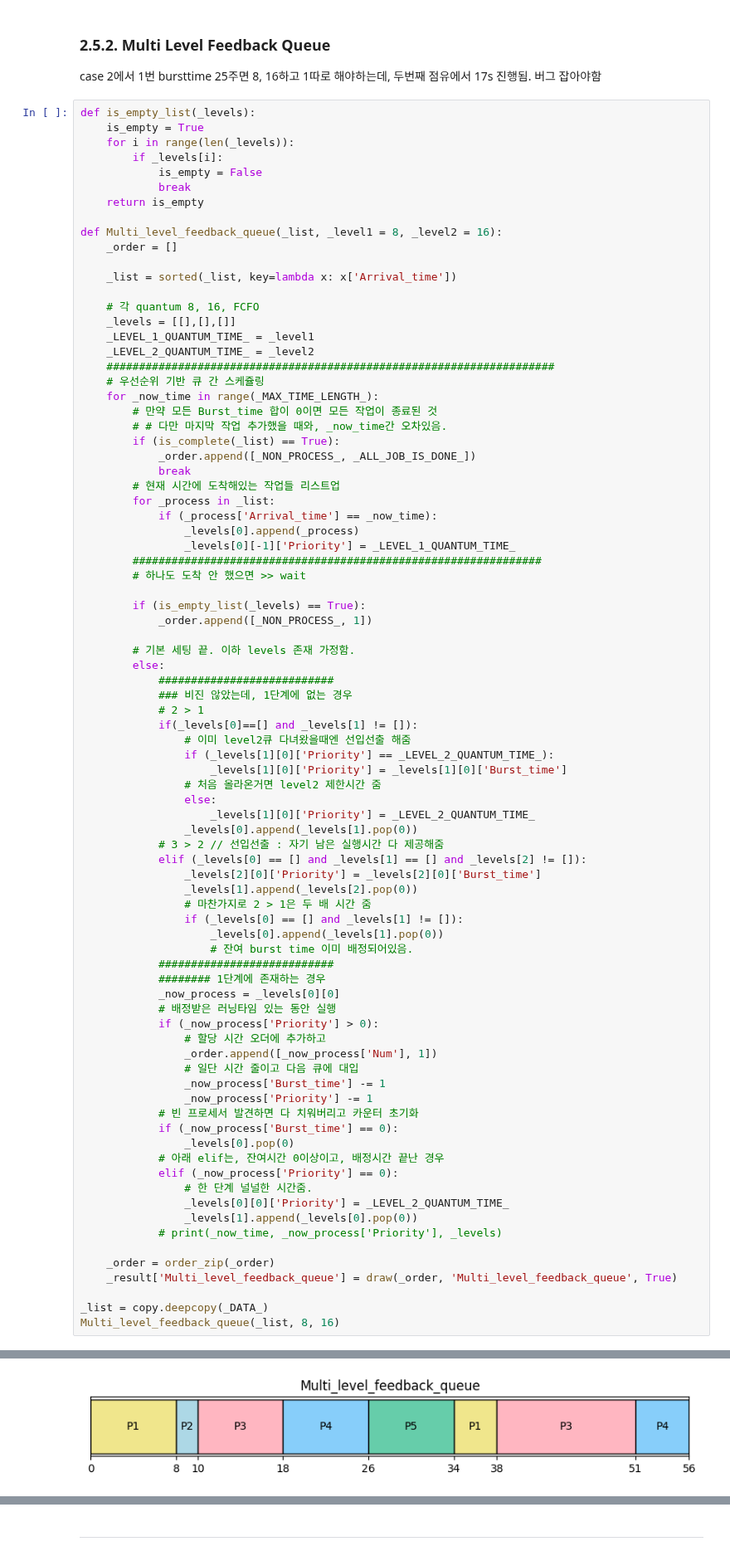
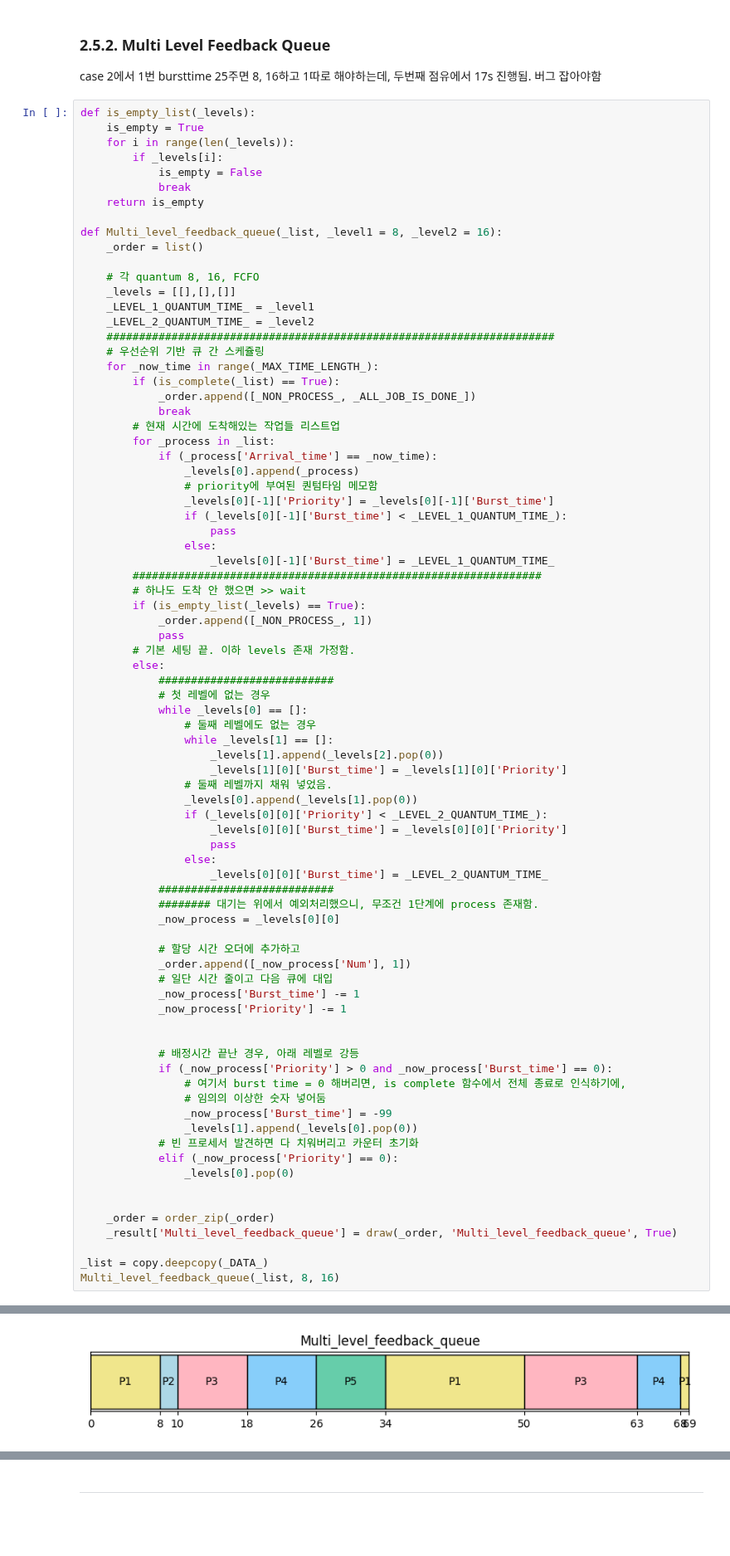
Before and after one commit to jiho264/2023os, a Jupyter notebook: homework01/homework01_rebilud.ipynb, the cells around one changed output, grey strips where cells are left out. Shown at 83% size. Drawn from its saved outputs; the diff is of its cells as text; blank space fills up the shorter version.

```diff
--- a/homework01/homework01_rebilud.ipynb
+++ b/homework01/homework01_rebilud.ipynb
@@ -838,9 +838,7 @@ def is_empty_list(_levels):
     return is_empty
 
 def Multi_level_feedback_queue(_list, _level1 = 8, _level2 = 16):
-    _order = []
-
-    _list = sorted(_list, key=lambda x: x['Arrival_time'])
+    _order = list()
 
     # 각 quantum 8, 16, FCFO
     _levels = [[],[],[]]
@@ -849,8 +847,6 @@ def Multi_level_feedback_queue(_list, _level1 = 8, _level2 = 16):
     #####################################################################
     # 우선순위 기반 큐 간 스케쥴링
     for _now_time in range(_MAX_TIME_LENGTH_):
-        # 만약 모든 Burst_time 합이 0이면 모든 작업이 종료된 것
-        # # 다만 마지막 작업 추가했을 때와, _now_time간 오차있음.
         if (is_complete(_list) == True):
             _order.append([_NON_PROCESS_, _ALL_JOB_IS_DONE_])
             break
@@ -858,53 +854,54 @@ def Multi_level_feedback_queue(_list, _level1 = 8, _level2 = 16):
         for _process in _list:
             if (_process['Arrival_time'] == _now_time):
                 _levels[0].append(_process)
-                _levels[0][-1]['Priority'] = _LEVEL_1_QUANTUM_TIME_
+                # priority에 부여된 퀀텀타임 메모함
+                _levels[0][-1]['Priority'] = _levels[0][-1]['Burst_time']
+                if (_levels[0][-1]['Burst_time'] < _LEVEL_1_QUANTUM_TIME_):
+                    pass
+                else:
+                    _levels[0][-1]['Burst_time'] = _LEVEL_1_QUANTUM_TIME_
         ###############################################################
         # 하나도 도착 안 했으면 >> wait
-
         if (is_empty_list(_levels) == True):
             _order.append([_NON_PROCESS_, 1])
-
+            pass
         # 기본 세팅 끝. 이하 levels 존재 가정함.
         else:
             ###########################
-            ### 비진 않았는데, 1단계에 없는 경우
-            # 2 > 1
-            if(_levels[0]==[] and _levels[1] != []):
-                # 이미 level2큐 다녀왔을때엔 선입선출 해줌
-                if (_levels[1][0]['Priority'] == _LEVEL_2_QUANTUM_TIME_):
-                    _levels[1][0]['Priority'] = _levels[1][0]['Burst_time']
-                # 처음 올라온거면 level2 제한시간 줌
+            # 첫 레벨에 없는 경우
+            while _levels[0] == []:
+                # 둘째 레벨에도 없는 경우
+                while _levels[1] == []:
+                    _levels[1].append(_levels[2].pop(0))
+                    _levels[1][0]['Burst_time'] = _levels[1][0]['Priority']
+                # 둘째 레벨까지 채워 넣었음.
+                _levels[0].append(_levels[1].pop(0))
+                if (_levels[0][0]['Priority'] < _LEVEL_2_QUANTUM_TIME_):
+                    _levels[0][0]['Burst_time'] = _levels[0][0]['Priority']
+                    pass
                 else:
-                    _levels[1][0]['Priority'] = _LEVEL_2_QUANTUM_TIME_
-                _levels[0].append(_levels[1].pop(0))
-            # 3 > 2 // 선입선출 : 자기 남은 실행시간 다 제공해줌
-            elif (_levels[0] == [] and _levels[1] == [] and _levels[2] != []):
-                _levels[2][0]['Priority'] = _levels[2][0]['Burst_time']
-                _levels[1].append(_levels[2].pop(0))
-                # 마찬가지로 2 > 1은 두 배 시간 줌
-                if (_levels[0] == [] and _levels[1] != []):
-                    _levels[0].append(_levels[1].pop(0))
-                    # 잔여 burst time 이미 배정되어있음.
+                    _levels[0][0]['Burst_time'] = _LEVEL_2_QUANTUM_TIME_
             ###########################
-            ######## 1단계에 존재하는 경우
+            ######## 대기는 위에서 예외처리했으니, 무조건 1단계에 process 존재함.
             _now_process = _levels[0][0]
-            # 배정받은 러닝타임 있는 동안 실행
-            if (_now_process['Priority'] > 0):
-                # 할당 시간 오더에 추가하고
-                _order.append([_now_process['Num'], 1])
-                # 일단 시간 줄이고 다음 큐에 대입
-                _now_process['Burst_time'] -= 1
-                _now_process['Priority'] -= 1
+
+            # 할당 시간 오더에 추가하고
+            _order.append([_now_process['Num'], 1])
+            # 일단 시간 줄이고 다음 큐에 대입
+            _now_process['Burst_time'] -= 1
+            _now_process['Priority'] -= 1
+
+
+            # 배정시간 끝난 경우, 아래 레벨로 강등
+            if (_now_process['Priority'] > 0 and _now_process['Burst_time'] == 0):
+                # 여기서 burst time = 0 해버리면, is complete 함수에서 전체 종료로 인식하기에,
+                # 임의의 이상한 숫자 넣어둠
+                _now_process['Burst_time'] = -99
+                _levels[1].append(_levels[0].pop(0))
             # 빈 프로세서 발견하면 다 치워버리고 카운터 초기화
-            if (_now_process['Burst_time'] == 0):
+            elif (_now_process['Priority'] == 0):
                 _levels[0].pop(0)
-            # 아래 elif는, 잔여시간 0이상이고, 배정시간 끝난 경우
-            elif (_now_process['Priority'] == 0):
-                # 한 단계 널널한 시간줌.
-                _levels[0][0]['Priority'] = _LEVEL_2_QUANTUM_TIME_
-                _levels[1].append(_levels[0].pop(0))
-            # print(_now_time, _now_process['Priority'], _levels)
+
 
     _order = order_zip(_order)
     _result['Multi_level_feedback_queue'] = draw(_order, 'Multi_level_feedback_queue', True)
@@ -916,7 +913,7 @@ Multi_level_feedback_queue(_list, 8, 16)
 ------------------------------
 ALL START GOOD JOB!!!
 ALL EXIT  GOOD JOB!!!
-[figure, old version]
+[figure, new version]
 # %%
 import pandas as pd
 
```
Also changed, not shown: parts of 13 cells of this notebook, 1 other file.
